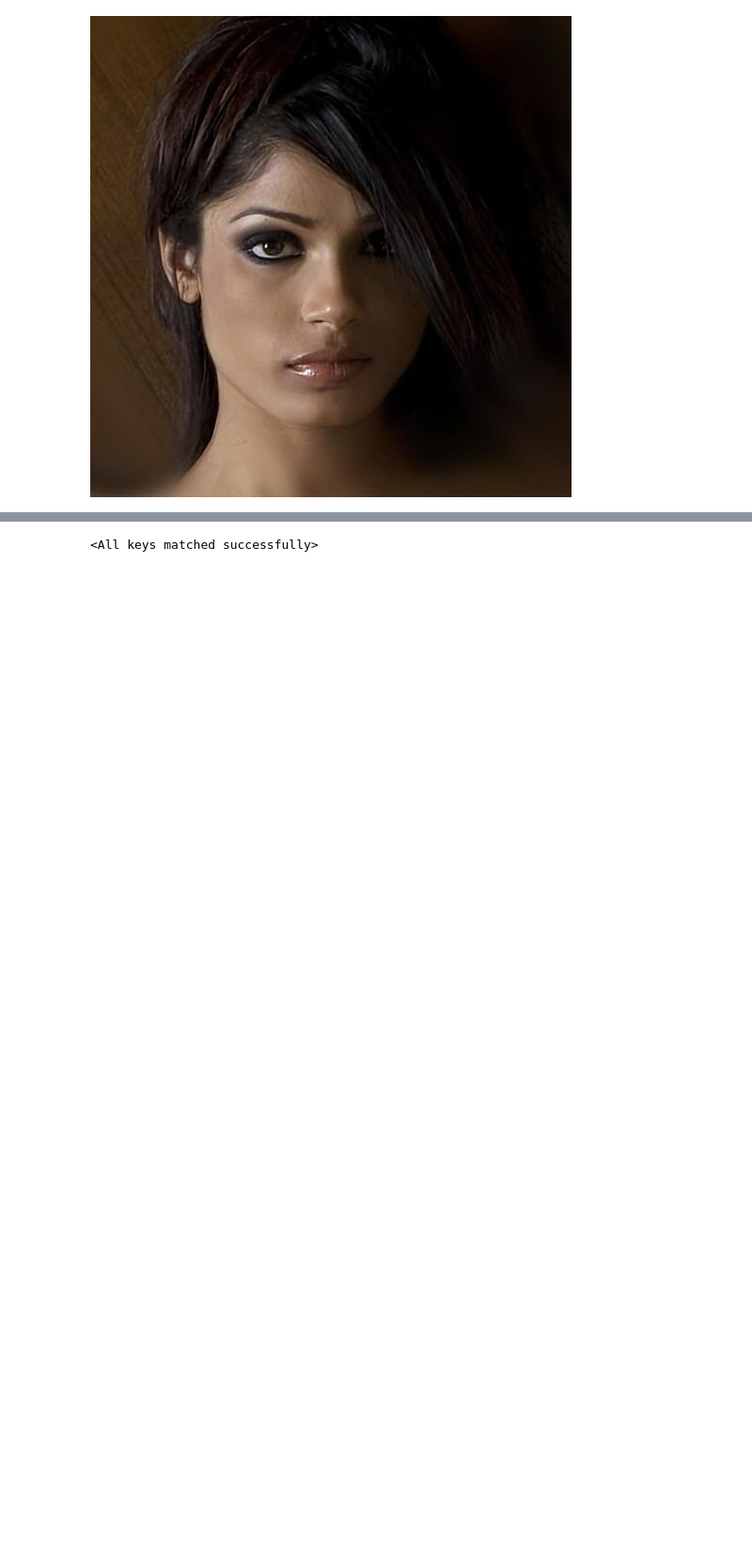
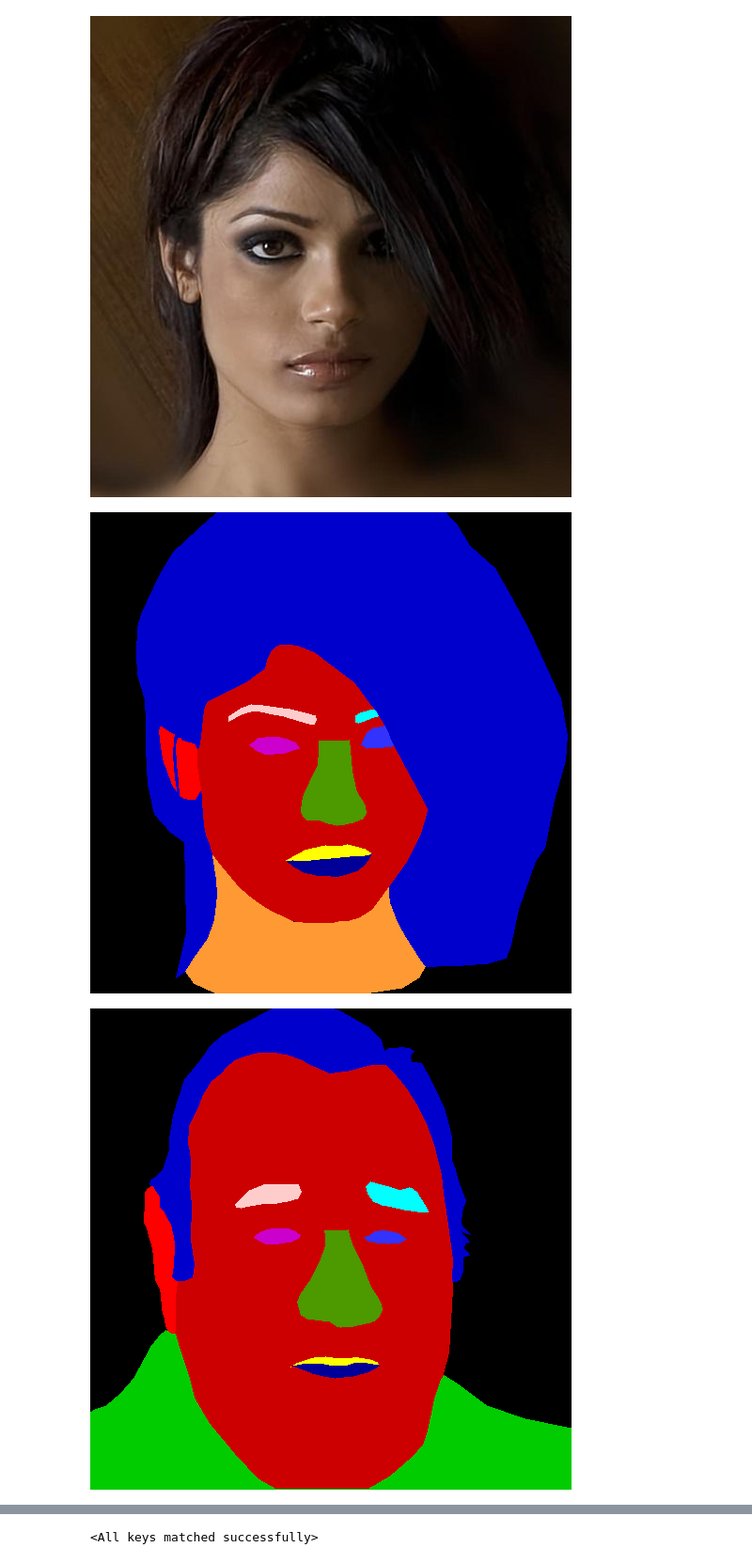
Before and after one commit to XavierJiezou/aigc, a Jupyter notebook: notebooks/mask_clip_demo.ipynb, the cells around one changed output, grey strips where cells are left out. Shown at 94% size. Drawn from its saved outputs; the diff is of its cells as text; code cells hidden in the pictures; blank space fills up the shorter version.

```diff
--- a/notebooks/mask_clip_demo.ipynb
+++ b/notebooks/mask_clip_demo.ipynb
@@ -13,5 +13,12 @@ image_pil
 # %% [output]
 [figure]
 # %%
-mask_pil = Image.open("data/mmcelebahq/mask/27000.png")
-ne_mask_pil = Image.open("data/mmcelebahq/mask/300.png")
+pos_mask_pil_1 = Image.open("../data/mmcelebahq/mask/27000.png")
+pos_mask_pil_1.show()
+neg_mask_pil_1 = Image.open("../data/mmcelebahq/mask/27001.png")
+neg_mask_pil_1.show()
+neg_mask_pil_2 = Image.open("../data/mmcelebahq/mask/27002.png")
+neg_mask_pil_2.show()
+# %% [output]
+[figure, added]
+[figure, added]
```
Also changed, not shown: parts of 10 cells of this notebook, 1 other file.
